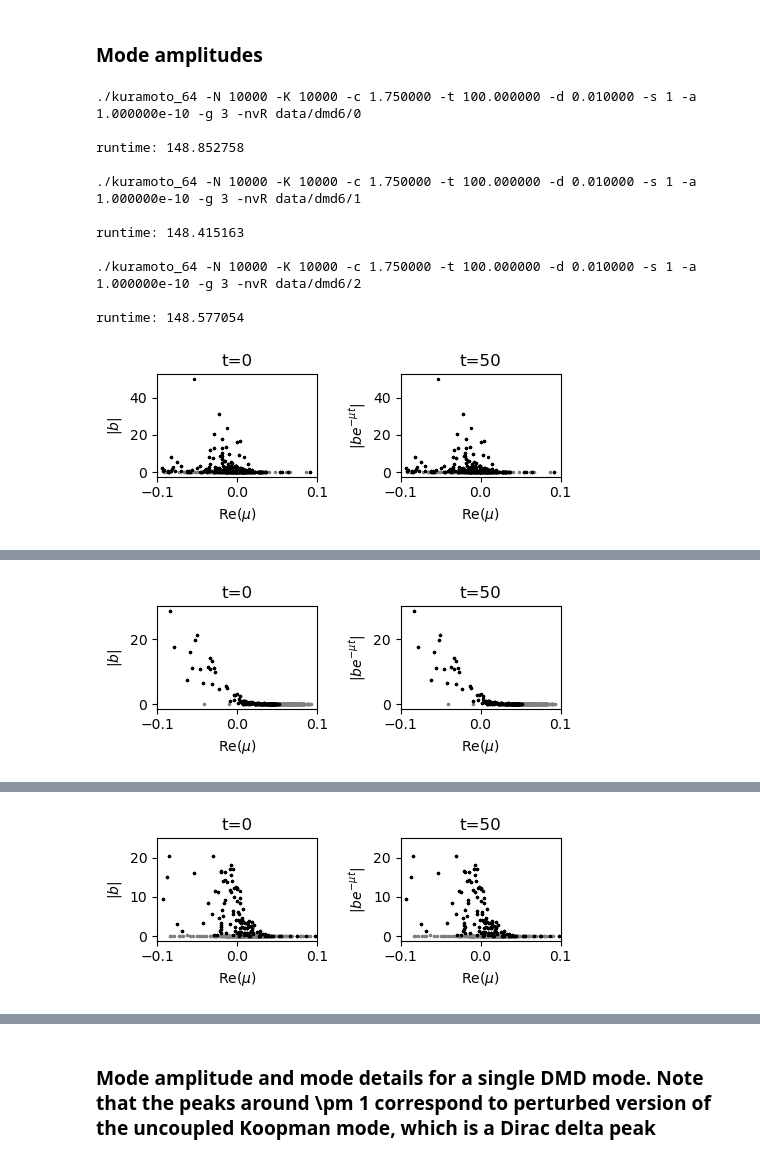
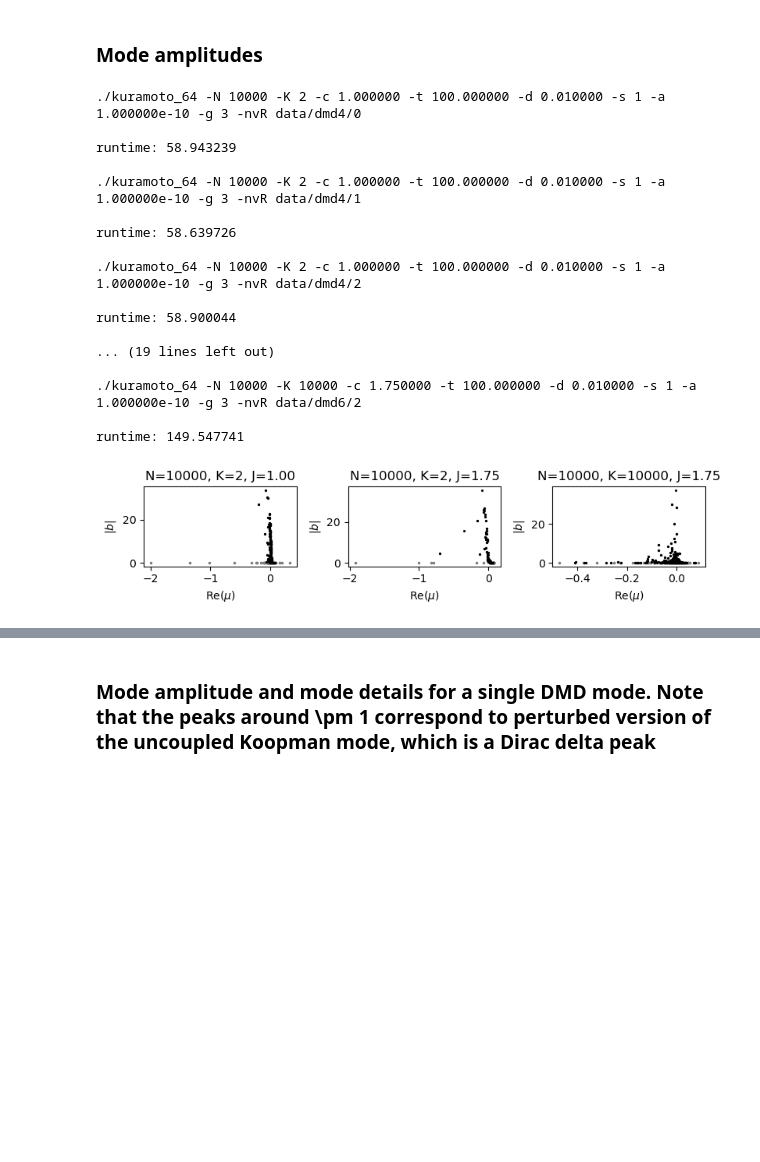
Before and after one commit to znicolaou/kuramoto, a Jupyter notebook: dmdplot.ipynb, the cells around one changed output, grey strips where cells are left out. Saved outputs shown, nothing was run; the diff lists cells and outputs as text; code cells hidden in the pictures; blank space fills up the shorter version.

```diff
--- a/dmdplot.ipynb
+++ b/dmdplot.ipynb
@@ -132,5 +67,6 @@ runtime: 12116.579593060003
 # %%
-filebases=['data/dmd4','data/dmd5','data/dmd6']
+# filebases=['data/dmd1/','data/dmd2/','data/dmd3/']
+filebases=['data/dmd4/','data/dmd5/','data/dmd6/']
 fig,axs=plt.subplots(4,3,figsize=(8,8) ,constrained_layout=True)
 
 m=0
@@ -186,9 +122,9 @@ for filebase0 in filebases:
     nr=26
     ni=26
 
-    resmin=1E-8
-    resmax=1E-10
-    rescrit=1E-9
+    resmin=1E-5
+    resmax=1E-7
+    rescrit=1E-6
     levels=-np.log(resmin)/np.log(10)+(-np.log(resmax)/np.log(10)+np.log(resmin)/np.log(10))*np.arange(6)/5
 
     plt.subplot(4,3,10+m)
@@ -218,11 +154,14 @@ plt.show()
 # %% [markdown]
 ### Mode amplitudes
 # %%
-filebases=['data/dmd6/','data/dmd5/','data/dmd4/']
+filebases=['data/dmd4/','data/dmd5/','data/dmd6/']
 nr=26
 ni=26
-rescrit=1E-9
+rescrit=1E-6
 
+
+l=1
+plt.subplots(1,3,figsize=(8,2))
 
 for filebase0 in filebases:
     thetas=[]
@@ -244,11 +183,15 @@ for filebase0 in filebases:
         theta=theta-np.mean(omega)*dt*np.arange(theta.shape[0])[:,np.newaxis]
         thetas=thetas+[theta]
         n=n+1
+    rs=np.concatenate([np.abs(np.mean(np.exp(1j*theta),axis=1))[:-1,np.newaxis] for theta in thetas],axis=0)
+    Thetas=np.concatenate([np.unwrap(np.angle(np.mean(np.exp(1j*theta),axis=1)))[:-1,np.newaxis] for theta in thetas],axis=0)
+    X=np.concatenate([thetas[i][:-1] for i in range(len(thetas))],axis=0)
+    X=np.concatenate([np.cos(X),np.sin(X),rs,np.cos(Thetas),np.sin(Thetas)],axis=1)
 
-    X=np.concatenate([theta[:-1] for theta in thetas],axis=0)
-    X=np.concatenate([np.sin(X), np.cos(X), np.ones((X.shape[0],1))],axis=1)
-    Y=np.concatenate([theta[1:] for theta in thetas],axis=0)
-    Y=np.concatenate([np.sin(Y), np.cos(Y), np.ones((Y.shape[0],1))],axis=1)
+    rs=np.concatenate([np.abs(np.mean(np.exp(1j*theta),axis=1))[1:,np.newaxis] for theta in thetas],axis=0)
+    Thetas=np.concatenate([np.unwrap(np.angle(np.mean(np.exp(1j*theta),axis=1)))[1:,np.newaxis] for theta in thetas],axis=0)
+    Y=np.concatenate([thetas[i][1:] for i in range(len(thetas))],axis=0)
+    Y=np.concatenate([np.cos(Y),np.sin(Y),rs,np.cos(Thetas),np.sin(Thetas)],axis=1)
 
     s=np.fromfile('%ss.dat'%(filebase0),dtype=np.float64)
     rank=len(s)
@@ -261,54 +204,52 @@ for filebase0 in filebases:
     vals=np.fromfile('%spseudo.dat'%(filebase0),dtype=np.float64)
     xis=np.fromfile('%sxis.dat'%(filebase0),dtype=np.complex128).reshape((-1,r)).T
     zs=np.fromfile('%szs.dat'%(filebase0),dtype=np.complex128)
 
 
     U=u[:,:r]
     V=v[:r,:]
     S=s[:r]
     vs=(np.conjugate(V).T*1/S).dot(xis)
 
-    plt.subplots(1,2,figsize=(5,2))
 
     inds=np.where(vals[:-nr*ni]<rescrit)[0]
     xs=np.real(np.log(zs[:-nr*ni])/dt)
     ys=np.imag(np.log(zs[:-nr*ni])/dt)
     rs=(xs**2+ys**2)**0.5
     bs=np.abs(X[0].dot(vs[:,:-nr*ni])/np.linalg.norm(vs[:,:-nr*ni],axis=0))
     bsn=np.abs(X[n].dot(vs[:,:-nr*ni])/np.linalg.norm(vs[:,:-nr*ni],axis=0)/zs[:-nr*ni]**n)
 
-    plt.subplot(1,2,1)
+    plt.subplot(1,3,l)
     plt.scatter(xs,bs,c='grey',s=2)
-    plt.scatter(xs[inds],bs[inds],c='black',s=2)
-    plt.title('t=%.0f'%(dt*0))
+    plt.scatter(xs[inds],bs[inds],c='black',s=1)
+    plt.title('N=%i, K=%i, J=%.2f'%(N, K,c))
     plt.xlabel(r'$\mathrm{Re}(\mu)$')
     plt.ylabel(r'$|b|$')
-    plt.xlim(-0.1,0.1)
-
-
-    plt.subplot(1,2,2)
-    n=5000
-    plt.scatter(xs,bsn,c='grey',s=2)
-    plt.scatter(xs[inds],bsn[inds],c='black',s=2)
-    plt.title('t=%.0f'%(dt*n))
-    plt.xlabel(r'$\mathrm{Re}(\mu)$')
-    plt.ylabel(r'$|be^{-\mu t}|$')
-    plt.xlim(-0.1,0.1)
+    # plt.xlim(-2,2)
+    # plt.ylim(0,60)
+    l=l+1
 
     np.savetxt(filebase0+'amplitudes.txt',np.vstack([xs,ys,rs,bs,bsn,vals[:-nr*ni]]).T)
-    plt.tight_layout()
-    plt.savefig(filebase0+'modeamplitudes.pdf')
-    plt.show()
+
+plt.tight_layout()
+plt.savefig('modeamplitudes.pdf')
+plt.show()
 # %% [output]
-./kuramoto_64 -N 10000 -K 10000 -c 1.750000 -t 100.000000 -d 0.010000 -s 1 -a 1.000000e-10 -g 3 -nvR data/dmd6/0
+./kuramoto_64 -N 10000 -K 2 -c 1.000000 -t 100.000000 -d 0.010000 -s 1 -a 1.000000e-10 -g 3 -nvR data/dmd4/0
 
-runtime: 148.852758
+runtime: 58.943239
 
-./kuramoto_64 -N 10000 -K 10000 -c 1.750000 -t 100.000000 -d 0.010000 -s 1 -a 1.000000e-10 -g 3 -nvR data/dmd6/1
+./kuramoto_64 -N 10000 -K 2 -c 1.000000 -t 100.000000 -d 0.010000 -s 1 -a 1.000000e-10 -g 3 -nvR data/dmd4/1
 
-runtime: 148.415163
+runtime: 58.639726
+
+./kuramoto_64 -N 10000 -K 2 -c 1.000000 -t 100.000000 -d 0.010000 -s 1 -a 1.000000e-10 -g 3 -nvR data/dmd4/2
+
+runtime: 58.900044
+
+... (19 lines left out)
 
 ./kuramoto_64 -N 10000 -K 10000 -c 1.750000 -t 100.000000 -d 0.010000 -s 1 -a 1.000000e-10 -g 3 -nvR data/dmd6/2
 
-runtime: 148.577054
+runtime: 149.547741
-[figure, old version]
+[figure, new version]
@@ -326 +255,0 @@ runtime: 78.121047
-[figure, removed]
@@ -338 +255,0 @@ runtime: 59.091636
-[figure, removed]
```
Also changed, not shown: parts of 8 cells of this notebook, 1 other file.
